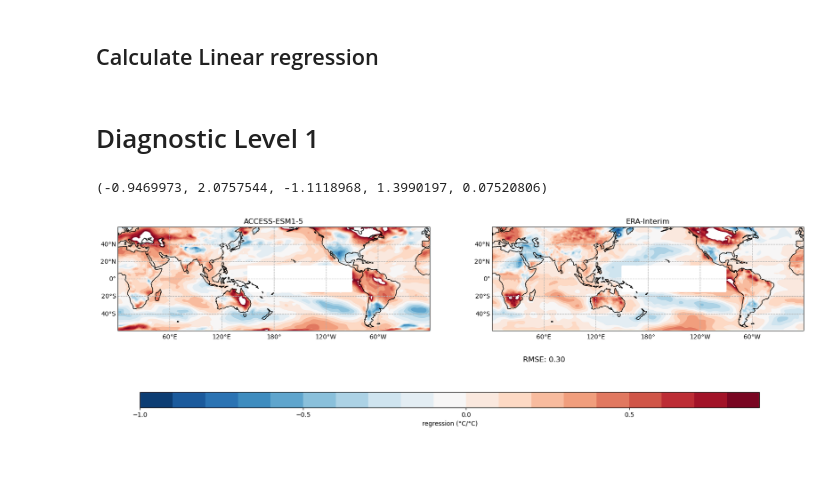
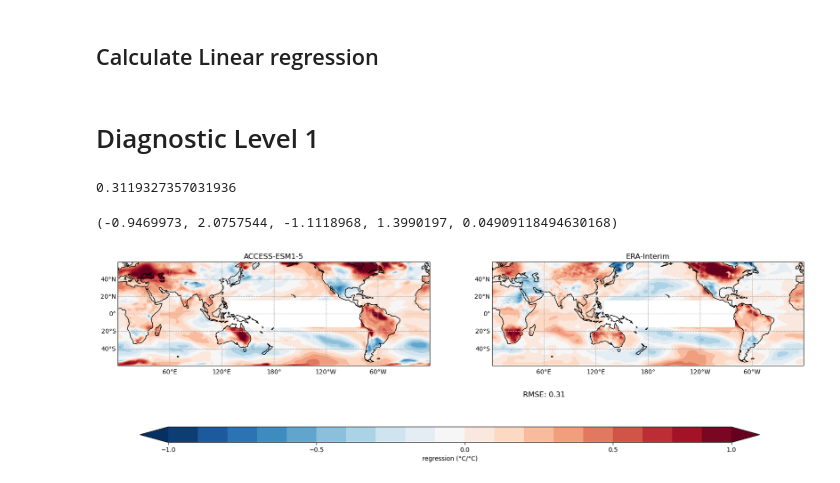
Before and after one commit to ACCESS-NRI/ENSO_recipes, a Jupyter notebook: 17-DJF_ts_teleconnection.ipynb, the cells around one changed output. Saved outputs shown, nothing was run; the diff lists cells and outputs as text; code cells hidden in the pictures.

```diff
--- a/17-DJF_ts_teleconnection.ipynb
+++ b/17-DJF_ts_teleconnection.ipynb
@@ -189,41 +163,13 @@ print(model_glb_datasets_prep["ACCESS-ESM1-5"].data.min(), model_tos_datasets_pr
-# %%
-import sacpy as scp
-mod_glb = model_glb_datasets_prep["ACCESS-ESM1-5"]
-# mod_glb.data.reshape(mod_glb.shape[0], -1)
-# slope_area = scp.LinReg(model_tos_datasets_prep["ACCESS-ESM1-5"].data,model_glb_datasets_prep["ACCESS-ESM1-5"].data).slope
-# slope_area
-
-import iris.plot as iplt
-import cartopy.crs as ccrs
-# reg2_obs = lin_regress_matrix(obs_glb_datasets_prep["ERSSTv5"], obs_tos_datasets_prep["ERSSTv5"]) #nan values
-
-proj = ccrs.PlateCarree(central_longitude=180)
-ax1 = plt.subplot(projection=proj)
-ax1.coastlines()
-iplt.contourf(reg2_obs,levels=np.arange(-1,1,0.1), cmap='RdBu_r')
-gl1 = ax1.gridlines(draw_labels=True, linestyle='--')
-# plt.colorbar()
-# reg2_obs
-# %%
-narray = reg2_obs.data.reshape(1,-1)
-print(narray.shape)
-# plt.hist(narray, range=(15,narray.max()), bins=5) #4.4350430e+17 count-1
-np.histogram(reg2_obs.data, range=(100, narray.max()), bins=5) #10946,16,9,1 above 5 #23...above 1000
-
-# np.histogram(reg2_obs.data, range=(narray.min(), 1), bins=5) #min to -1
-from esmvalcore.preprocessor import mask_outside_range
-cube = mask_outside_range(reg2_obs, -1, 5)
 # %%
 #create shapely geometry from lat/lon..
 from shapely import box
 import numpy as np
 import shapely.vectorized as shp_vect
 
-
-cube = reg2_mod
+# cube = reg2_mod
 # Create a set of x,y points from the cube
 def mask_pacific(cube):
-    region = box(150.,-15.,270.,15) #proj? geom from geojson?
+    region = box(130.,-15.,270.,15) #remove land
     x_p, y_p = np.meshgrid(
         cube.coord(axis="X").points,
         cube.coord(axis="Y").points,
@@ -241,3 +181 @@ rmse
-# %% [markdown]
-# Diagnostic Level 1
 # %%
@@ -247,42 +185,45 @@ rmse
 reg2_obs = mask_pacific(reg2_obs)
 reg2_mod = mask_pacific(reg2_mod)
 process = {"ACCESS-ESM1-5":reg2_mod , "ERA-Interim":reg2_obs}
+# %% [markdown]
+# Diagnostic Level 1
 # %%
 rmse = np.sqrt(np.mean((reg2_obs.data- reg2_mod.data) ** 2))
-rmse
+print(rmse) # before mask 0.3 (-0.9469973, 2.0757544, -1.1118968, 1.3990197, 0.07520806)
 
 reg2_mod.data.min(), reg2_mod.data.max(), reg2_obs.data.min(), reg2_obs.data.max(), reg2_obs.data.mean()
 # %% [output]
-(-0.9469973, 2.0757544, -1.1118968, 1.3990197, 0.07520806)
+0.3119327357031936
+(-0.9469973, 2.0757544, -1.1118968, 1.3990197, 0.04909118494630168)
 # %%
 import iris.plot as iplt
 import matplotlib.colors as mcolors
 import cartopy.feature as cfeature
 import cartopy.crs as ccrs
 
 fig = plt.figure(figsize=(20, 7))
 proj = ccrs.PlateCarree(central_longitude=180)
 
 i =121
 
 for label, cube in process.items():
 
     ax1 = plt.subplot(i,projection=proj)
     ax1.coastlines()
-    cf1 = iplt.contourf(cube, levels=np.arange(-1,1,0.1), cmap='RdBu_r')
+    cf1 = iplt.contourf(cube, levels=np.arange(-1,1,0.1), extend='both',cmap='RdBu_r')
     ax1.set_title(label)
     gl1 = ax1.gridlines(draw_labels=True, linestyle='--')
     gl1.top_labels = False
     gl1.right_labels = False
     i+=1
 
 
 plt.text(0.1, -0.3, f'RMSE: {rmse:.2f} ', fontsize=12, ha='left',
          transform=plt.gca().transAxes, bbox=dict(facecolor='white', alpha=0.8, edgecolor='none'))
 
 # Add a single colorbar at the bottom
 cax = plt.axes([0.15,0.08,0.7,0.05])
 cbar = fig.colorbar(cf1, cax=cax, orientation='horizontal', extend='both', ticks=np.arange(-1,1.5,0.5))
 cbar.set_label('regression (°C/°C)')
 # %% [output]
-[figure, old version]
+[figure, new version]
```
Also changed, not shown: parts of 8 cells of this notebook, 5 other files.
